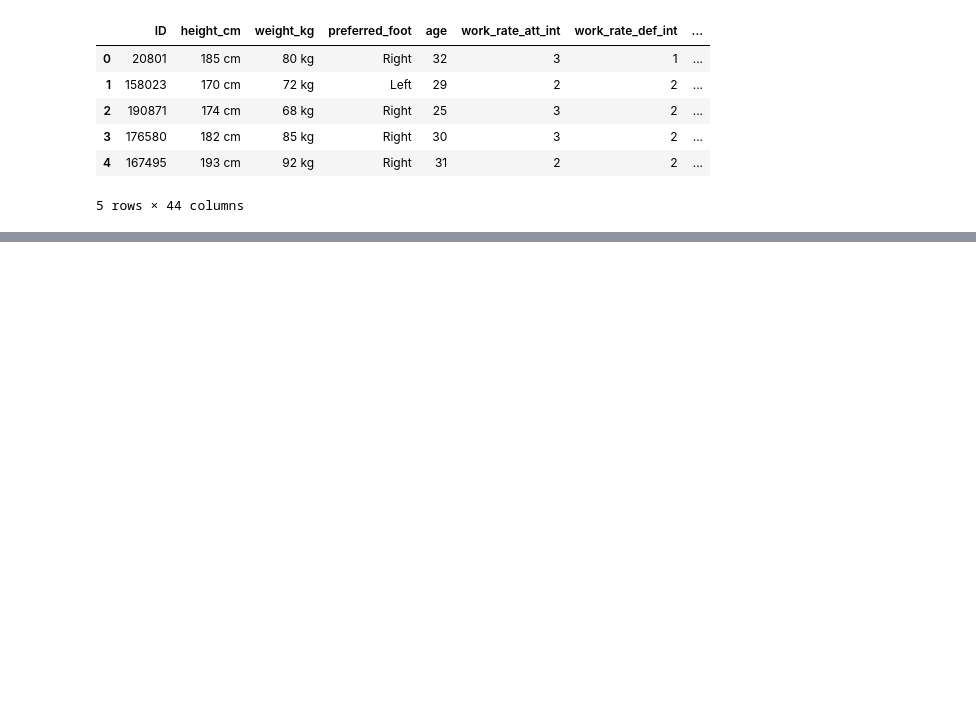
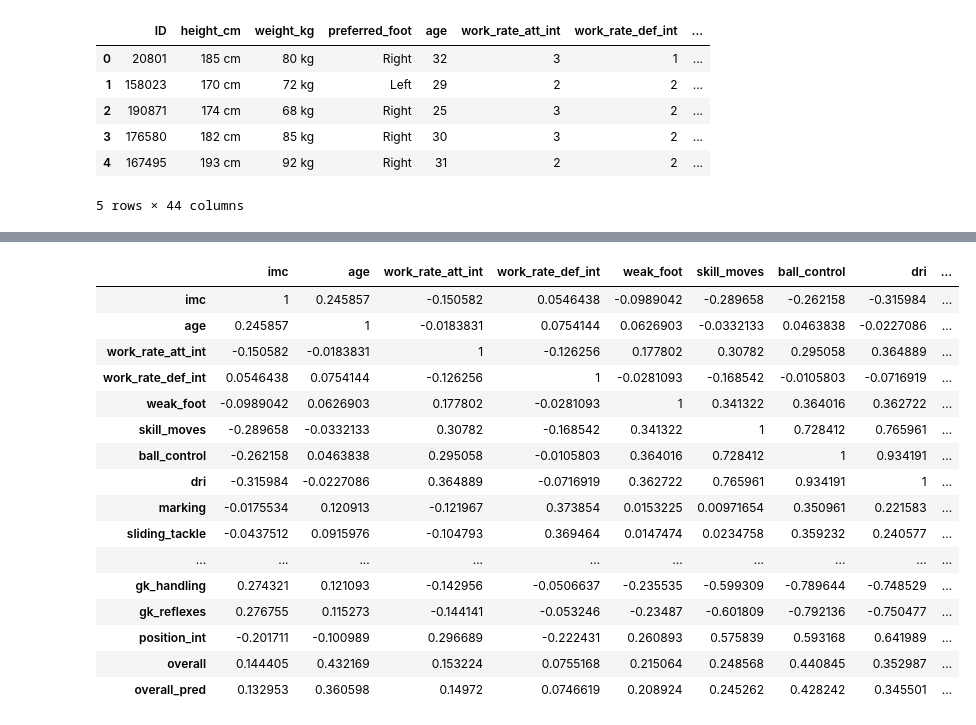
Before and after one commit to ppovedab/masterbigdatapfm, a Jupyter notebook: notebooks/pfm_pedro_poveda_03_modelo_supervisado_regression.ipynb, the cells around one changed output, grey strips where cells are left out. Drawn from its saved outputs; the diff is of its cells as text; code cells hidden in the pictures; blank space fills up the shorter version.

```diff
--- a/notebooks/pfm_pedro_poveda_03_modelo_supervisado_regression.ipynb
+++ b/notebooks/pfm_pedro_poveda_03_modelo_supervisado_regression.ipynb
@@ -360,24 +347,32 @@ df17.head()
 # %%
-# Preparamos las variables necesarias para el modelo predictivo (probamos con distintas listas, siempre usamos data)
+# El objetivo del modelo es predecir el valor de overall del año siguiente.
+# Para elegir las variables predictoras, creamos una matriz de correlación y vemos con cuáles nos quedamos
 
-data_1 = ["height_cm", "weight_kg", "age", "work_rate_att_int", "work_rate_def_int",
+columns_corr = ["imc", "age", "work_rate_att_int", "work_rate_def_int",
+                "weak_foot", "skill_moves", "ball_control", "dri", "marking",
+                "sliding_tackle", "standing_tackle", "aggression", "reactions", "interceptions", "vision",
+                "composure", "crossing", "long_passing", "short_passing", "acceleration", "sprint_speed", "stamina",
+                "strength","balance", "agility", "jumping", "heading_accuracy", "shot_power", "finishing", "long_shots",
+                "curve", "free_kick_accuracy", "penalties", "volleys", "gk_positioning", "gk_diving", "gk_kicking",
+                "gk_handling", "gk_reflexes", "position_int", "overall", "overall_pred"]
 
-                          "weak_foot", "skill_moves", "ball_control", "dri", "marking",
-
-                          "sliding_tackle", "standing_tackle", "aggression", "reactions", "interceptions", "vision",
-
-                          "composure", "crossing", "long_passing", "short_passing", "acceleration", "sprint_speed", "stamina",
-          "strength",
-
-                          "balance", "agility", "jumping", "heading_accuracy", "shot_power", "finishing", "long_shots",
-
-                          "curve", "free_kick_accuracy", "penalties", "volleys", "gk_positioning", "gk_diving", "gk_kicking",
-
-                          "gk_handling", "gk_reflexes", "position_int"]
-
-data_2 = ["imc", "age", "position_int",  "work_rate_att_int", "work_rate_def_int", "overall",
-       "acceleration", "sprint_speed", "stamina", "strength", "balance","aggression"]
-
-data = ["imc", "age", "position_int", "overall"]
-
-target = ["overall_pred"]
+corr = df17[columns_corr].corr()
+corr.style.background_gradient()
+# %% [output]
+|  | imc | age | work_rate_att_int | work_rate_def_int | weak_foot | skill_moves | ball_control | dri | ... |
+| imc | 1 | 0.245857 | -0.150582 | 0.0546438 | -0.0989042 | -0.289658 | -0.262158 | -0.315984 | ... |
+| age | 0.245857 | 1 | -0.0183831 | 0.0754144 | 0.0626903 | -0.0332133 | 0.0463838 | -0.0227086 | ... |
+| work_rate_att_int | -0.150582 | -0.0183831 | 1 | -0.126256 | 0.177802 | 0.30782 | 0.295058 | 0.364889 | ... |
+| work_rate_def_int | 0.0546438 | 0.0754144 | -0.126256 | 1 | -0.0281093 | -0.168542 | -0.0105803 | -0.0716919 | ... |
+| weak_foot | -0.0989042 | 0.0626903 | 0.177802 | -0.0281093 | 1 | 0.341322 | 0.364016 | 0.362722 | ... |
+| skill_moves | -0.289658 | -0.0332133 | 0.30782 | -0.168542 | 0.341322 | 1 | 0.728412 | 0.765961 | ... |
+| ball_control | -0.262158 | 0.0463838 | 0.295058 | -0.0105803 | 0.364016 | 0.728412 | 1 | 0.934191 | ... |
+| dri | -0.315984 | -0.0227086 | 0.364889 | -0.0716919 | 0.362722 | 0.765961 | 0.934191 | 1 | ... |
+| marking | -0.0175534 | 0.120913 | -0.121967 | 0.373854 | 0.0153225 | 0.00971654 | 0.350961 | 0.221583 | ... |
+| sliding_tackle | -0.0437512 | 0.0915976 | -0.104793 | 0.369464 | 0.0147474 | 0.0234758 | 0.359232 | 0.240577 | ... |
+| ... | ... | ... | ... | ... | ... | ... | ... | ... | ... |
+| gk_handling | 0.274321 | 0.121093 | -0.142956 | -0.0506637 | -0.235535 | -0.599309 | -0.789644 | -0.748529 | ... |
+| gk_reflexes | 0.276755 | 0.115273 | -0.144141 | -0.053246 | -0.23487 | -0.601809 | -0.792136 | -0.750477 | ... |
+| position_int | -0.201711 | -0.100989 | 0.296689 | -0.222431 | 0.260893 | 0.575839 | 0.593168 | 0.641989 | ... |
+| overall | 0.144405 | 0.432169 | 0.153224 | 0.0755168 | 0.215064 | 0.248568 | 0.440845 | 0.352987 | ... |
+| overall_pred | 0.132953 | 0.360598 | 0.14972 | 0.0746619 | 0.208924 | 0.245262 | 0.428242 | 0.345501 | ... |
```
Also changed, not shown: parts of 15 cells of this notebook, 1 other file.
